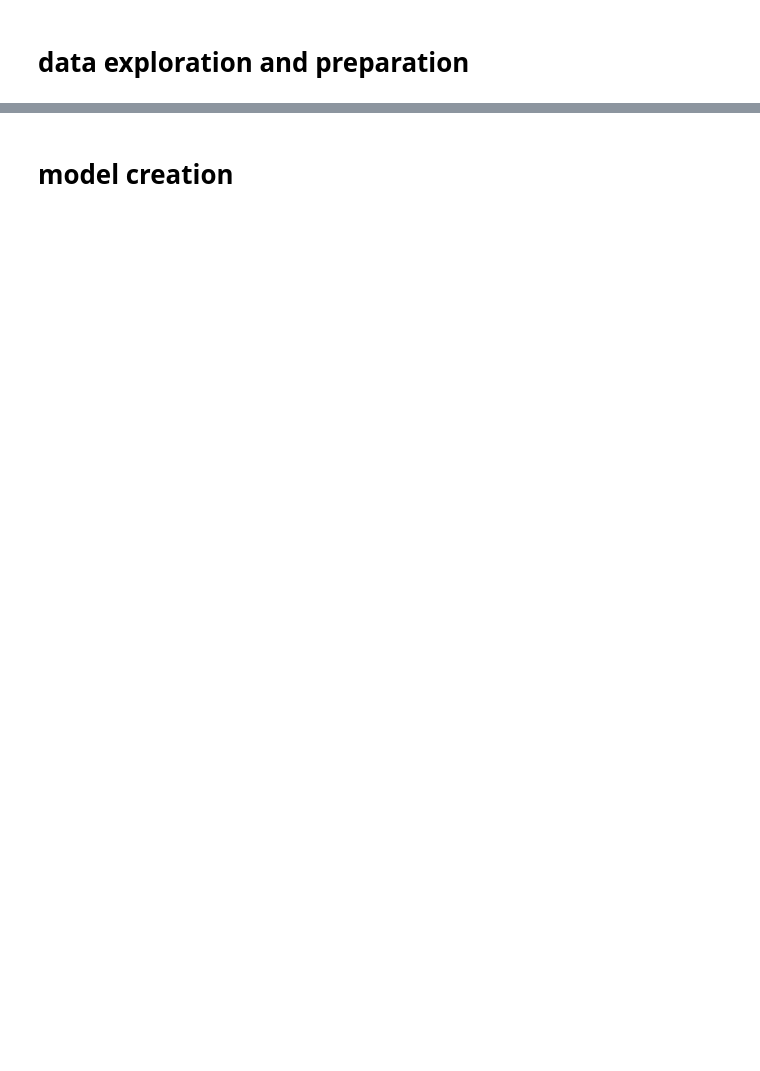
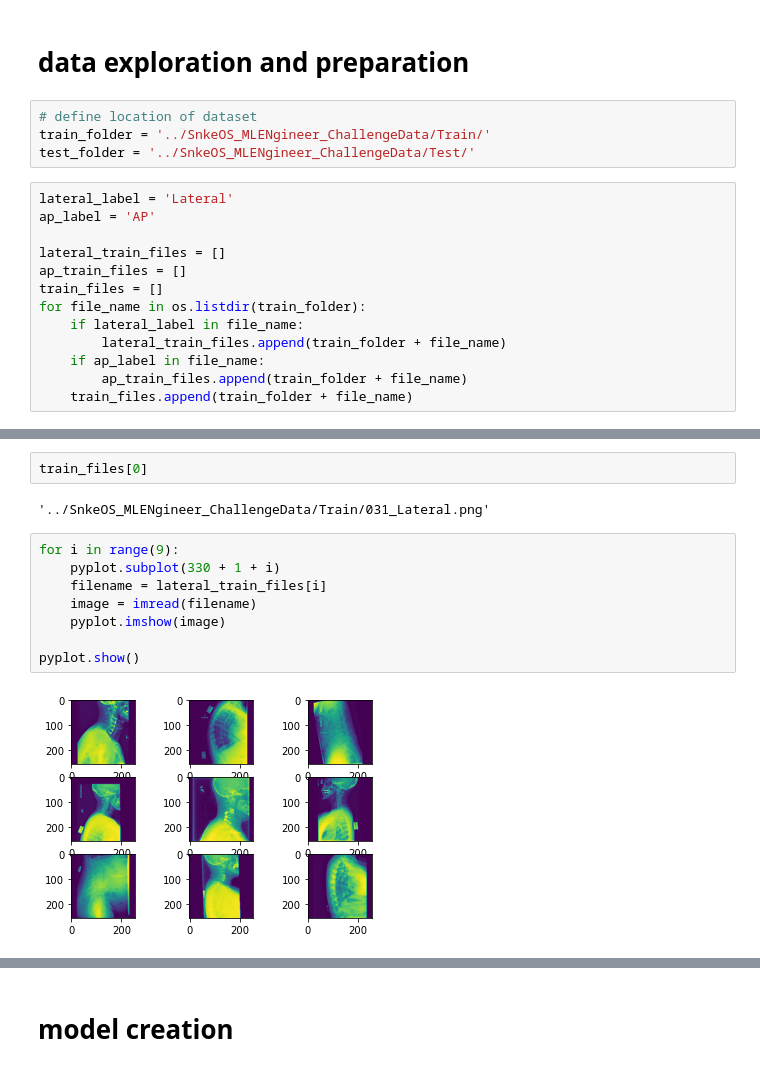
Before and after one commit to ck-unifr/x-ray_image_classification, a Jupyter notebook: x-ray_image_classification.ipynb, the cells around one changed output, grey strips where cells are left out. Drawn from its saved outputs; the diff is of its cells as text; blank space fills up the shorter version.

```diff
--- a/x-ray_image_classification.ipynb
+++ b/x-ray_image_classification.ipynb
@@ -15,2 +20,19 @@ The first step in such a process is to detect in which direction the X-ray was t
 # %% [markdown]
 # data exploration and preparation
+# %%
+# define location of dataset
+train_folder = '../SnkeOS_MLENgineer_ChallengeData/Train/'
+test_folder = '../SnkeOS_MLENgineer_ChallengeData/Test/'
+# %%
+lateral_label = 'Lateral'
+ap_label = 'AP'
+
+lateral_train_files = []
+ap_train_files = []
+train_files = []
+for file_name in os.listdir(train_folder):
+    if lateral_label in file_name:
+        lateral_train_files.append(train_folder + file_name)
+    if ap_label in file_name:
+        ap_train_files.append(train_folder + file_name)
+    train_files.append(train_folder + file_name)
@@ -16,0 +47,14 @@ The first step in such a process is to detect in which direction the X-ray was t
+# %%
+train_files[0]
+# %% [output]
+'../SnkeOS_MLENgineer_ChallengeData/Train/031_Lateral.png'
+# %%
+for i in range(9):
+    pyplot.subplot(330 + 1 + i)
+    filename = lateral_train_files[i]
+    image = imread(filename)
+    pyplot.imshow(image)
+
+pyplot.show()
+# %% [output]
+[figure, added]
```
Also changed, not shown: parts of 5 cells of this notebook.
